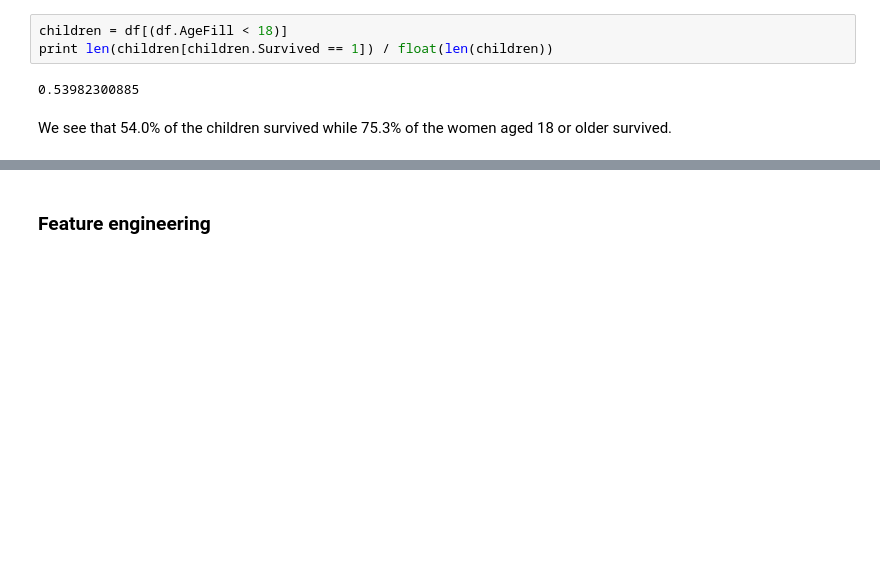
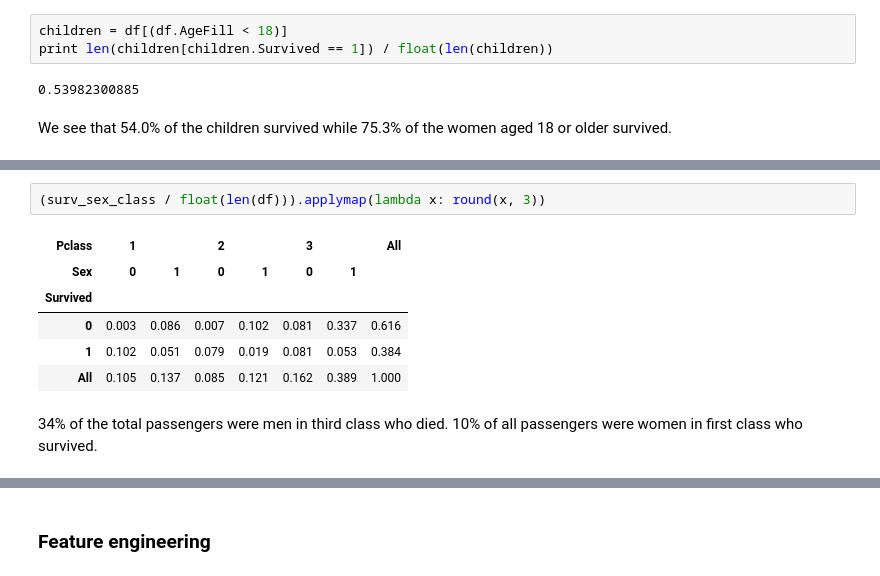
Before and after one commit to jhalverson/data_science, a Jupyter notebook: machine_learning/titanic.ipynb, the cells around one changed output, grey strips where cells are left out. Cells and saved outputs as stored; diff of their text form; blank space fills up the shorter version.

```diff
--- a/machine_learning/titanic.ipynb
+++ b/machine_learning/titanic.ipynb
@@ -247,0 +377,11 @@ We see that 54.0% of the children survived while 75.3% of the women aged 18 or o
+# %%
+(surv_sex_class / float(len(df))).applymap(lambda x: round(x, 3))
+# %% [output]
+| Pclass | 1 |  | 2 |  | 3 |  | All |
+| Sex | 0 | 1 | 0 | 1 | 0 | 1 |  |
+| Survived |  |  |  |  |  |  |  |
+| 0 | 0.003 | 0.086 | 0.007 | 0.102 | 0.081 | 0.337 | 0.616 |
+| 1 | 0.102 | 0.051 | 0.079 | 0.019 | 0.081 | 0.053 | 0.384 |
+| All | 0.105 | 0.137 | 0.085 | 0.121 | 0.162 | 0.389 | 1.000 |
+# %% [markdown]
+34% of the total passengers were men in third class who died. 10% of all passengers were women in first class who survived.
```
Also changed, not shown: parts of 42 cells of this notebook, 2 other files.
